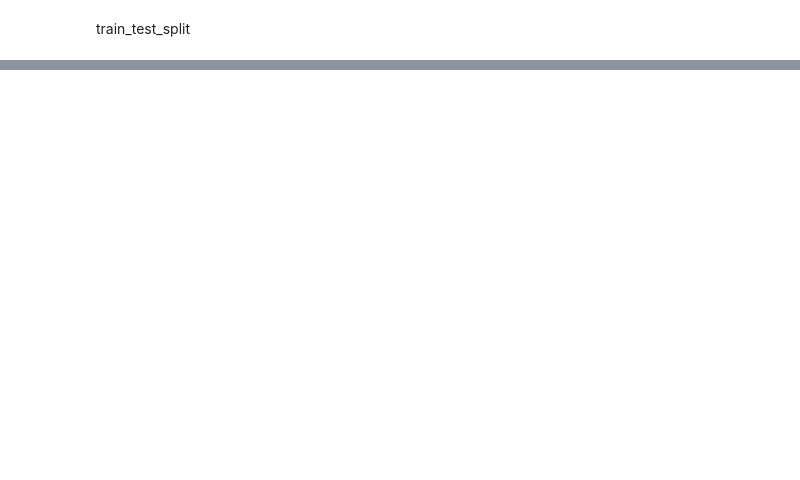
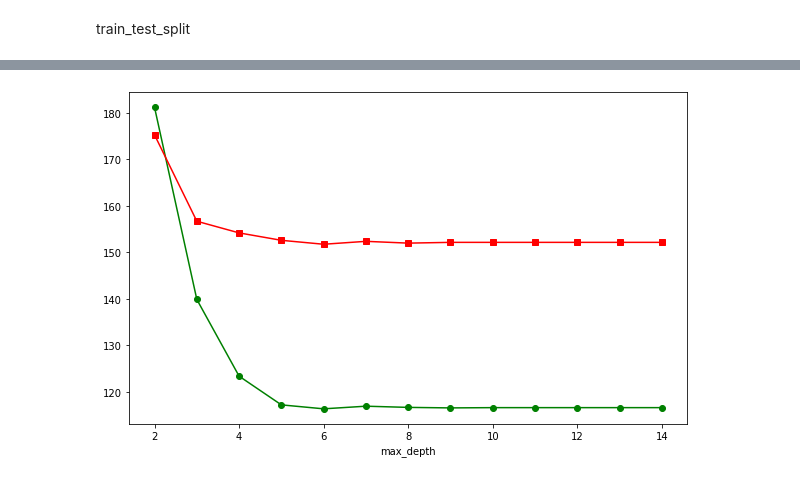
Before and after one commit to gogooma9/-_of_park, a Jupyter notebook: gogooma9/rf.ipynb, the cells around one changed output, grey strips where cells are left out. Cells and saved outputs as stored; diff of their text form; code cells hidden in the pictures; blank space fills up the shorter version.

```diff
--- a/gogooma9/rf.ipynb
+++ b/gogooma9/rf.ipynb
@@ -1089,5 +1136,5 @@ train_test_split
 from sklearn.model_selection import train_test_split
 random_seed = 42
 
-X_train, X_test, Y_train, Y_test = train_test_split(x_train, y_train, test_size=0.2,
+X_train, X_test, Y_train, Y_test = train_test_split(x_train, y_train, test_size=0.26,
                                                       random_state=random_seed,shuffle=True)
@@ -1143,18 +1140,0 @@ pred을 단지별 데이터로 합해서 submit
-# %%
-code = test['단지코드'].unique()
-num_of_code = []
-
-for c in code:
-    num_of_code.append(len(test[test['단지코드'] == c]))
-
-pred_submission = []
-pred_list = pred.tolist()
-
-for n in num_of_code:
-    num = 0
-    for j in range(n):
-        num += pred_list.pop(0)
-
-    pred_submission.append(num)
-
-pred_submission
@@ -1186,0 +1143,67 @@ submission.to_csv('/content/drive/Shareddrives/Parking_pred/kunik/submission/sam
+# %%
+from sklearn.ensemble import RandomForestRegressor
+
+
+# Score
+import matplotlib.pyplot as plt
+from sklearn.metrics import mean_absolute_error
+
+def Score(model, Y_test, pred):
+
+    return mean_absolute_error(Y_test, pred)
+
+
+params = {'max_depth':[i for i in range(2,15)],
+          'n_estimators':[i for i in range(10,510,10)],
+          'max_leaf_nodes':[i for i in range(2,50)],
+          'max_features':[i for i in range(2,len(x_train.columns))],
+          'min_samples_split':[i for i in range(2,30)],
+          'min_samples_leaf':[i for i in range(1,30)],
+          'max_samples':[i for i in np.arange(0.01, 0.3, 0.01)]}
+
+k=1
+for param, ranges in params.items():
+    scores_train = []
+    scores_test = []
+    for num in ranges:
+        mod = RandomForestRegressor(n_jobs=-1, random_state=42, criterion='mae', verbose=0,
+                              max_depth=7, n_estimators = 200, bootstrap=True,
+                              max_leaf_nodes=15, max_features=8, min_samples_split=8,
+                              min_samples_leaf=3, max_samples=0.22
+                              )
+        mod.set_params(**{param:num})
+
+        mod.fit(X_train, Y_train)
+        pred_train = mod.predict(X_test)
+        pred_test = mod.predict(x_test)
+        pred_test = np.rint(pred_test)
+
+        code = test['단지코드'].unique()
+        num_of_code = []
+
+        for c in code:
+            num_of_code.append(len(test[test['단지코드'] == c]))
+
+        pred_testset = []
+        pred_list = pred_test.tolist()
+
+        for n in num_of_code:
+            num = 0
+            for j in range(n):
+                num += pred_list.pop(0)
+
+            pred_testset.append(num)
+
+
+        scores_train.append(Score(mod, Y_test, pred_train)*len(Y_test)/len(y_test))
+        scores_test.append(Score(mod, y_test, pred_testset))
+
+    plt.figure(figsize=(10,50))
+    plt.subplot(7,1,k)
+    plt.xlabel(param)
+    plt.plot(ranges, scores_train, color='green', marker='o')
+    plt.plot(ranges, scores_test, color='red', marker='s')
+    plt.show
+    k += 1
+# %% [output]
+[figure, added]
```
Also changed, not shown: parts of 41 cells of this notebook.
